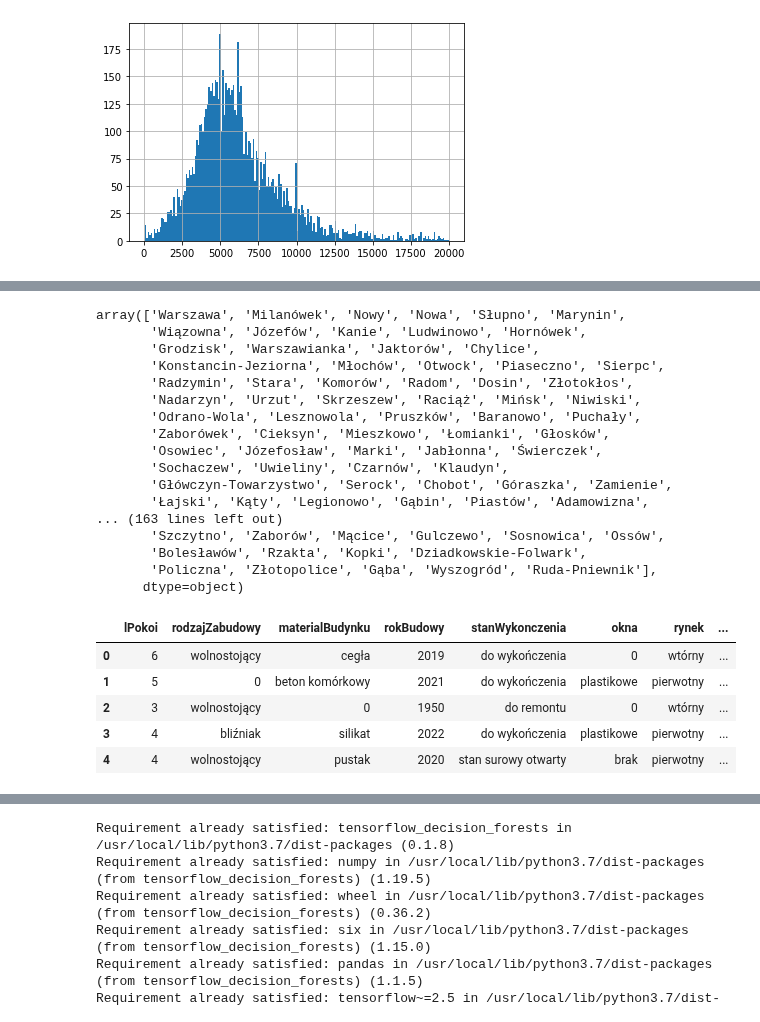
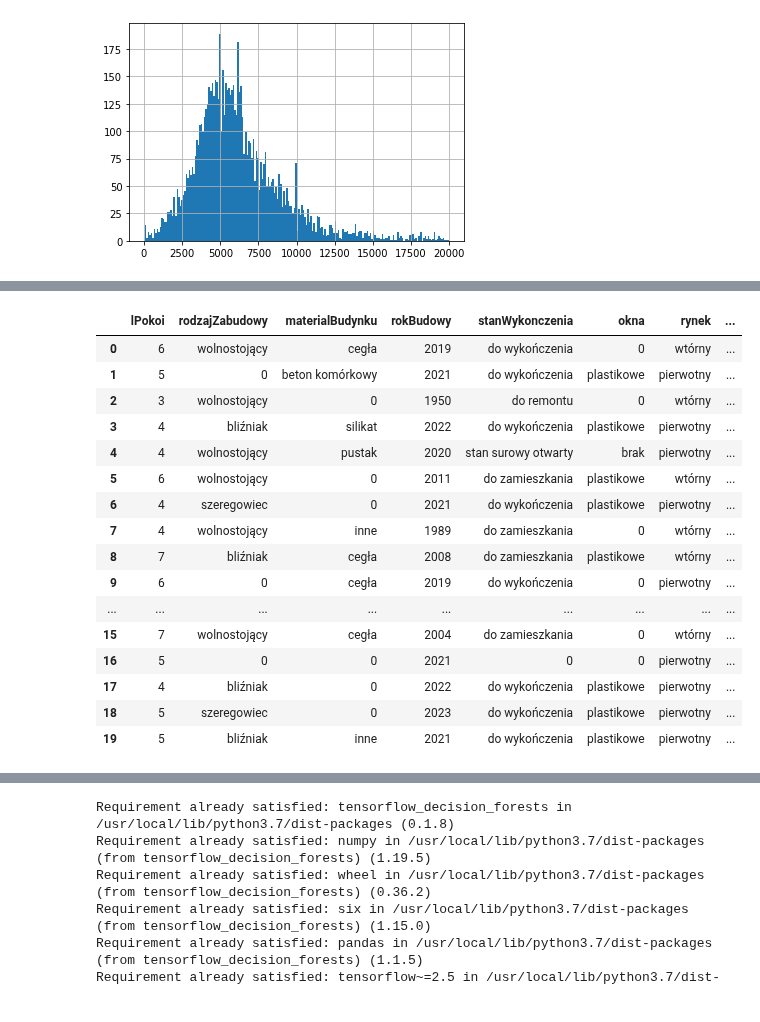
Before and after one commit to KacperGrodecki/Masovian-real-estate, a Jupyter notebook: mazowieckie_colab.ipynb, the cells around one changed output, grey strips where cells are left out. Saved outputs shown, nothing was run; the diff lists cells and outputs as text; code cells hidden in the pictures.

```diff
--- a/mazowieckie_colab.ipynb
+++ b/mazowieckie_colab.ipynb
@@ -125,12 +259,12 @@ def makeDataFrame(file):
     concat_dropped = concat_dropped.fillna(0)
     concat_dropped = concat_dropped[concat_dropped['cena/m'] < 20000]
     concat_dropped['cena/m'].hist(bins=200)
-    #concat_dropped_dumm = pd.get_dummies(concat_dropped, columns=['rodzajZabudowy', 'materialBudynku', 'stanWykonczenia', 'okna', 'rynek',
-    #                                         'cities_corr','districts','region_corr'])
-    return concat_dropped
+    concat_dropped_dumm = pd.get_dummies(concat_dropped, columns=['rodzajZabudowy', 'materialBudynku', 'stanWykonczenia', 'okna', 'rynek',
+                                           'cities_corr','districts','region_corr'])
+    return concat_dropped_dumm,concat_dropped
 # %%
 filename='/content/drive/My Drive/domy mazowieckie/dfMazowieckie.csv'
 # %%
-concat_dropped=makeDataFrame(filename)
+concat_dropped_dumm,concat_dropped=makeDataFrame(filename)
 # %% [output]
 [figure]
@@ -149,29 +271,20 @@ array(['Warszawa', 'grodziski', 'nowodworski', 'piaseczyński', 'płocki',
-# %%
-concat_dropped['cities_corr'].unique()
-# %% [output]
-array(['Warszawa', 'Milanówek', 'Nowy', 'Nowa', 'Słupno', 'Marynin',
-       'Wiązowna', 'Józefów', 'Kanie', 'Ludwinowo', 'Hornówek',
-       'Grodzisk', 'Warszawianka', 'Jaktorów', 'Chylice',
-       'Konstancin-Jeziorna', 'Młochów', 'Otwock', 'Piaseczno', 'Sierpc',
-       'Radzymin', 'Stara', 'Komorów', 'Radom', 'Dosin', 'Złotokłos',
-       'Nadarzyn', 'Urzut', 'Skrzeszew', 'Raciąż', 'Mińsk', 'Niwiski',
-       'Odrano-Wola', 'Lesznowola', 'Pruszków', 'Baranowo', 'Puchały',
-       'Zaborówek', 'Cieksyn', 'Mieszkowo', 'Łomianki', 'Głosków',
-       'Osowiec', 'Józefosław', 'Marki', 'Jabłonna', 'Świerczek',
-       'Sochaczew', 'Uwieliny', 'Czarnów', 'Klaudyn',
-       'Główczyn-Towarzystwo', 'Serock', 'Chobot', 'Góraszka', 'Zamienie',
-       'Łajski', 'Kąty', 'Legionowo', 'Gąbin', 'Piastów', 'Adamowizna',
-... (163 lines left out)
-       'Szczytno', 'Zaborów', 'Mącice', 'Gulczewo', 'Sosnowica', 'Ossów',
-       'Bolesławów', 'Rzakta', 'Kopki', 'Dziadkowskie-Folwark',
-       'Policzna', 'Złotopolice', 'Gąba', 'Wyszogród', 'Ruda-Pniewnik'],
-      dtype=object)
 # %%
-concat_dropped.head()
+concat_dropped.head(20)
 # %% [output]
 |  | lPokoi | rodzajZabudowy | materialBudynku | rokBudowy | stanWykonczenia | okna | rynek | ... |
 | 0 | 6 | wolnostojący | cegła | 2019 | do wykończenia | 0 | wtórny | ... |
 | 1 | 5 | 0 | beton komórkowy | 2021 | do wykończenia | plastikowe | pierwotny | ... |
 | 2 | 3 | wolnostojący | 0 | 1950 | do remontu | 0 | wtórny | ... |
 | 3 | 4 | bliźniak | silikat | 2022 | do wykończenia | plastikowe | pierwotny | ... |
 | 4 | 4 | wolnostojący | pustak | 2020 | stan surowy otwarty | brak | pierwotny | ... |
+| 5 | 6 | wolnostojący | 0 | 2011 | do zamieszkania | plastikowe | wtórny | ... |
+| 6 | 4 | szeregowiec | 0 | 2021 | do wykończenia | plastikowe | pierwotny | ... |
+| 7 | 4 | wolnostojący | inne | 1989 | do zamieszkania | 0 | wtórny | ... |
+| 8 | 7 | bliźniak | cegła | 2008 | do zamieszkania | plastikowe | wtórny | ... |
+| 9 | 6 | 0 | cegła | 2019 | do wykończenia | 0 | pierwotny | ... |
+| ... | ... | ... | ... | ... | ... | ... | ... | ... |
+| 15 | 7 | wolnostojący | cegła | 2004 | do zamieszkania | 0 | wtórny | ... |
+| 16 | 5 | 0 | 0 | 2021 | 0 | 0 | pierwotny | ... |
+| 17 | 4 | bliźniak | 0 | 2022 | do wykończenia | plastikowe | pierwotny | ... |
+| 18 | 5 | szeregowiec | 0 | 2023 | do wykończenia | plastikowe | pierwotny | ... |
+| 19 | 5 | bliźniak | inne | 2021 | do wykończenia | plastikowe | pierwotny | ... |
```
Also changed, not shown: parts of 7 cells of this notebook.
